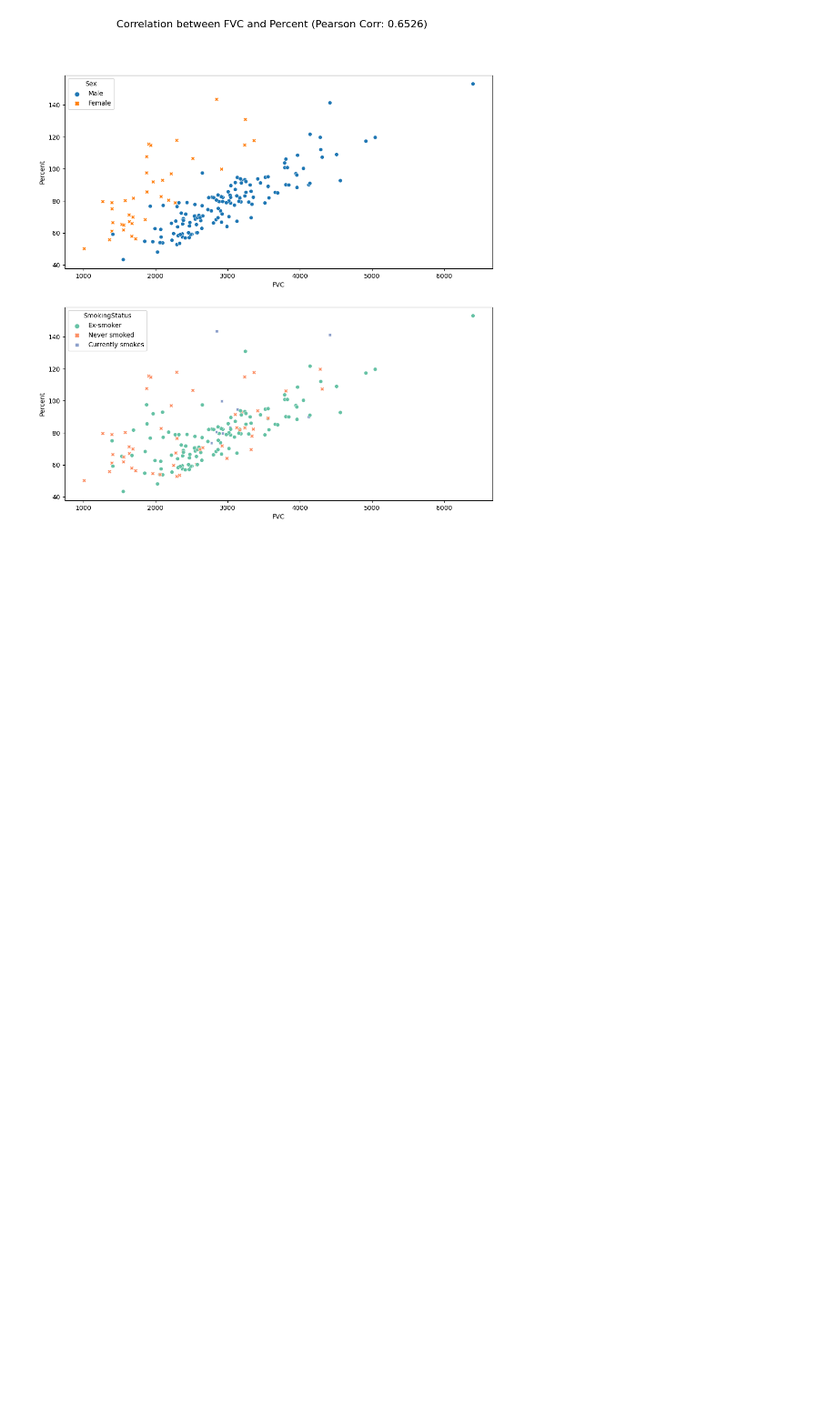
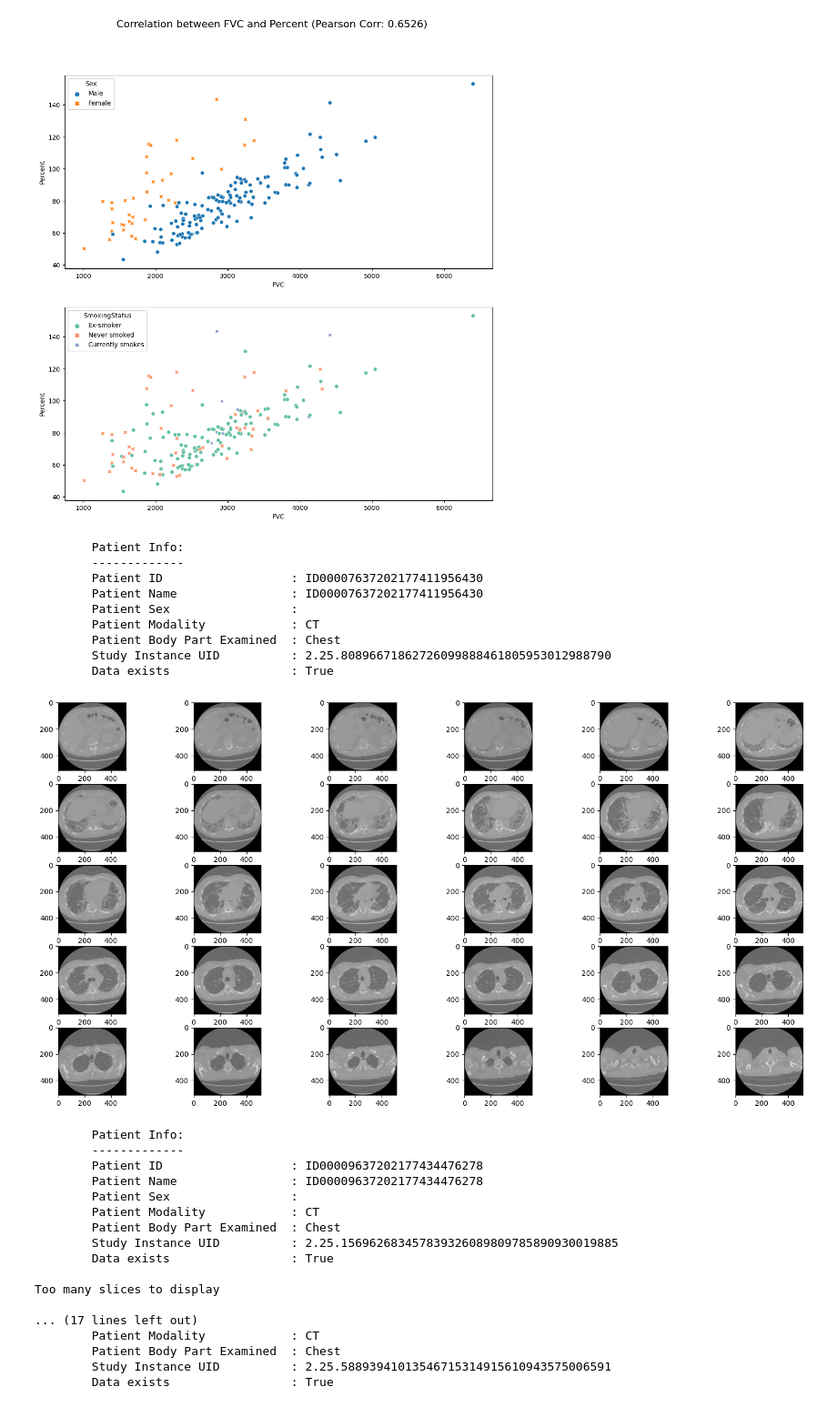
Before and after one commit to parthshah231/pulmonary_fibrosis, a Jupyter notebook: eda.ipynb, the cells around one changed output. Shown at 91% size. Drawn from its saved outputs; the diff is of its cells as text; code cells hidden in the pictures; blank space fills up the shorter version.

```diff
--- a/eda.ipynb
+++ b/eda.ipynb
@@ -237,3 +239,42 @@ fig.suptitle("Correlation between FVC and Percent (Pearson Corr: {:.4f})".format
 # %% [output]
 Text(0.5, 0.98, 'Correlation between FVC and Percent (Pearson Corr: 0.6526)')
 [figure]
+# %%
+def view_sample_data():
+    for patient in PATIENT_PATHS[:5]:
+        patient_id = patient.name
+        if patient_id.startswith("."):
+            continue
+        patient = Patient(patient_id)
+        print(patient)
+        patient.load_scan(display=True)
+
+view_sample_data()
+# %% [output]
+        Patient Info:
+        -------------
+        Patient ID                  : ID00007637202177411956430
+        Patient Name                : ID00007637202177411956430
+        Patient Sex                 :
+        Patient Modality            : CT
+        Patient Body Part Examined  : Chest
+        Study Instance UID          : 2.25.80896671862726099888461805953012988790
+        Data exists                 : True
+[figure, added]
+        Patient Info:
+        -------------
+        Patient ID                  : ID00009637202177434476278
+        Patient Name                : ID00009637202177434476278
+        Patient Sex                 :
+        Patient Modality            : CT
+        Patient Body Part Examined  : Chest
+        Study Instance UID          : 2.25.156962683457839326089809785890930019885
+        Data exists                 : True
+
+Too many slices to display
+
+... (17 lines left out)
+        Patient Modality            : CT
+        Patient Body Part Examined  : Chest
+        Study Instance UID          : 2.25.58893941013546715314915610943575006591
+        Data exists                 : True
```
Also changed, not shown: parts of 2 cells of this notebook, 1 other file.
